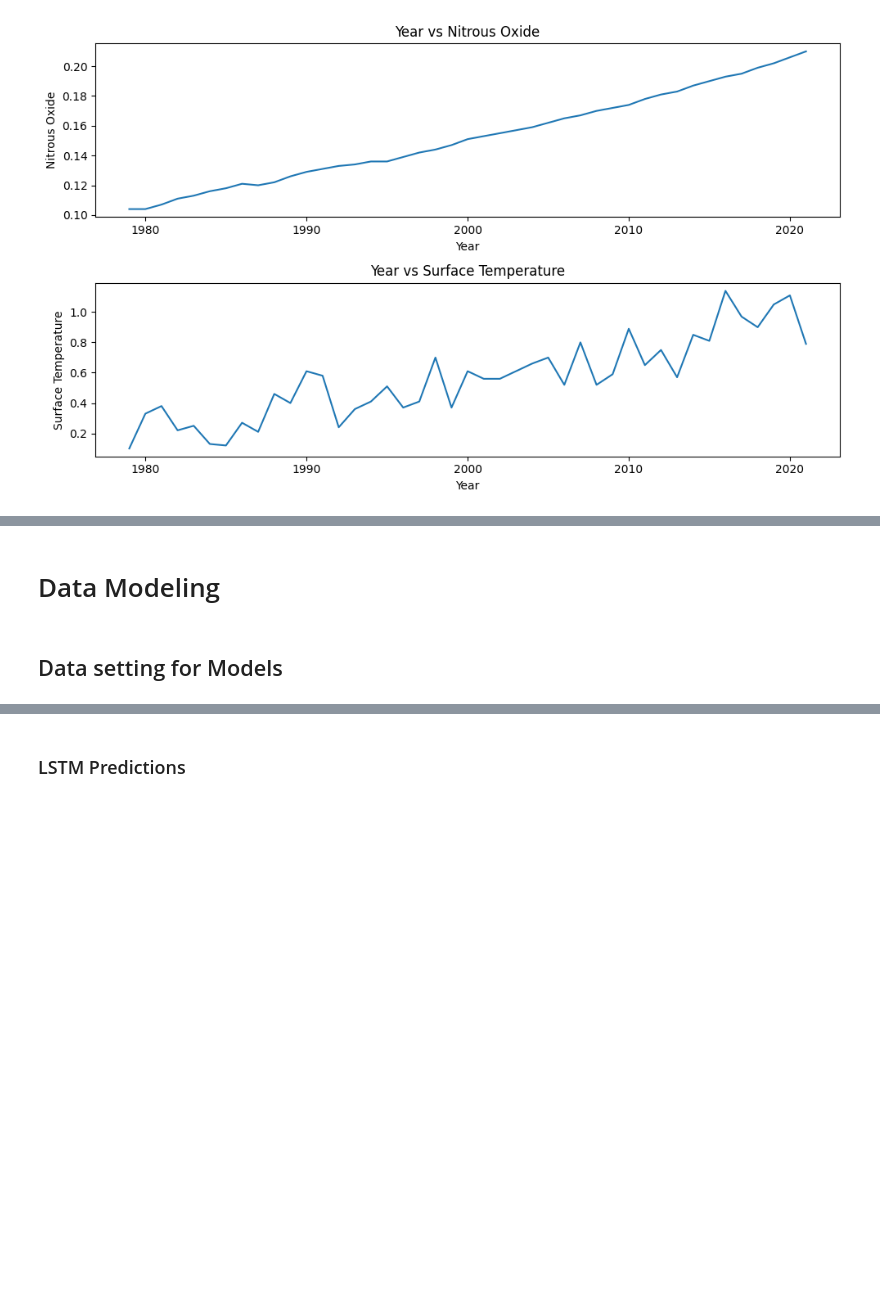
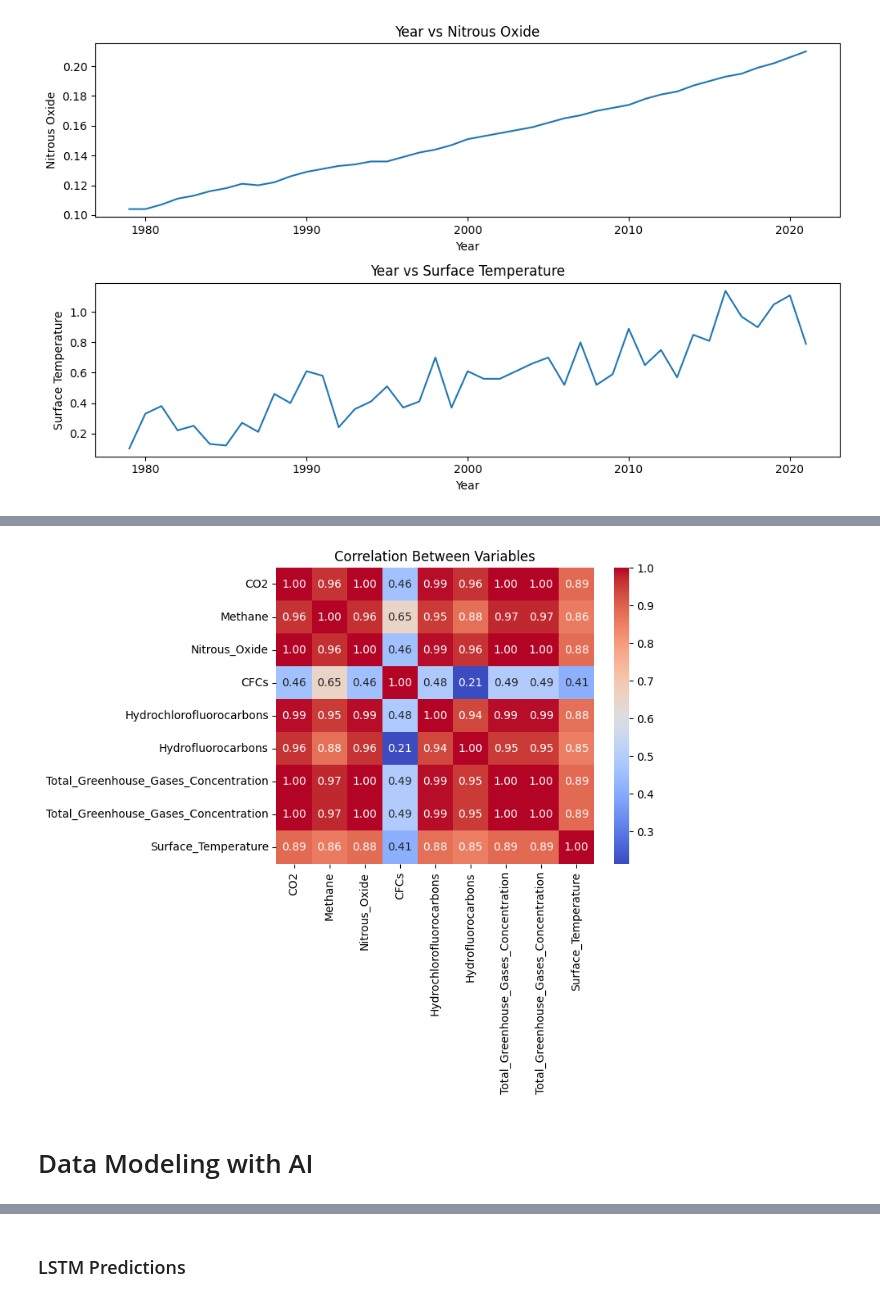
Before and after one commit to anti-integral/ClimateChangePrediction, a Jupyter notebook: ArdsleyHackathon.ipynb, the cells around one changed output, grey strips where cells are left out. Cells and saved outputs as stored; diff of their text form; code cells hidden in the pictures; blank space fills up the shorter version.

```diff
--- a/ArdsleyHackathon.ipynb
+++ b/ArdsleyHackathon.ipynb
@@ -285,13 +284,15 @@ KeyError: ignored
 # %%
 import seaborn as sns
 
 # Select the variables for correlation analysis
-correlation_variables = ['CO2', 'Methane', 'Nitrous_Oxide', 'CFCs', 'Hydrochlorofluorocarbons', 'Hydrofluorocarbons', 'Total_Greenhouse_Gases', 'Surface_Temperature']
+correlation_variables = ['CO2', 'Methane', 'Nitrous_Oxide', 'CFCs', 'Hydrochlorofluorocarbons', 'Hydrofluorocarbons', 'Total_Greenhouse_Gases_Concentration', 'Total_Greenhouse_Gases_Concentration', 'Surface_Temperature']
 
 # Compute the correlation matrix
 correlation_matrix = data[correlation_variables].corr()
 
 # Create a heatmap
 sns.heatmap(correlation_matrix, annot=True, cmap='coolwarm', fmt=".2f")
 plt.title('Correlation Between Variables')
 plt.show()
+# %% [output]
+[figure, added]
@@ -311,4 +299,2 @@ plt.show()
 # %% [markdown]
-# Data Modeling
+# Data Modeling with AI
-# %% [markdown]
-## Data setting for Models
```
Also changed, not shown: parts of 25 cells of this notebook.
